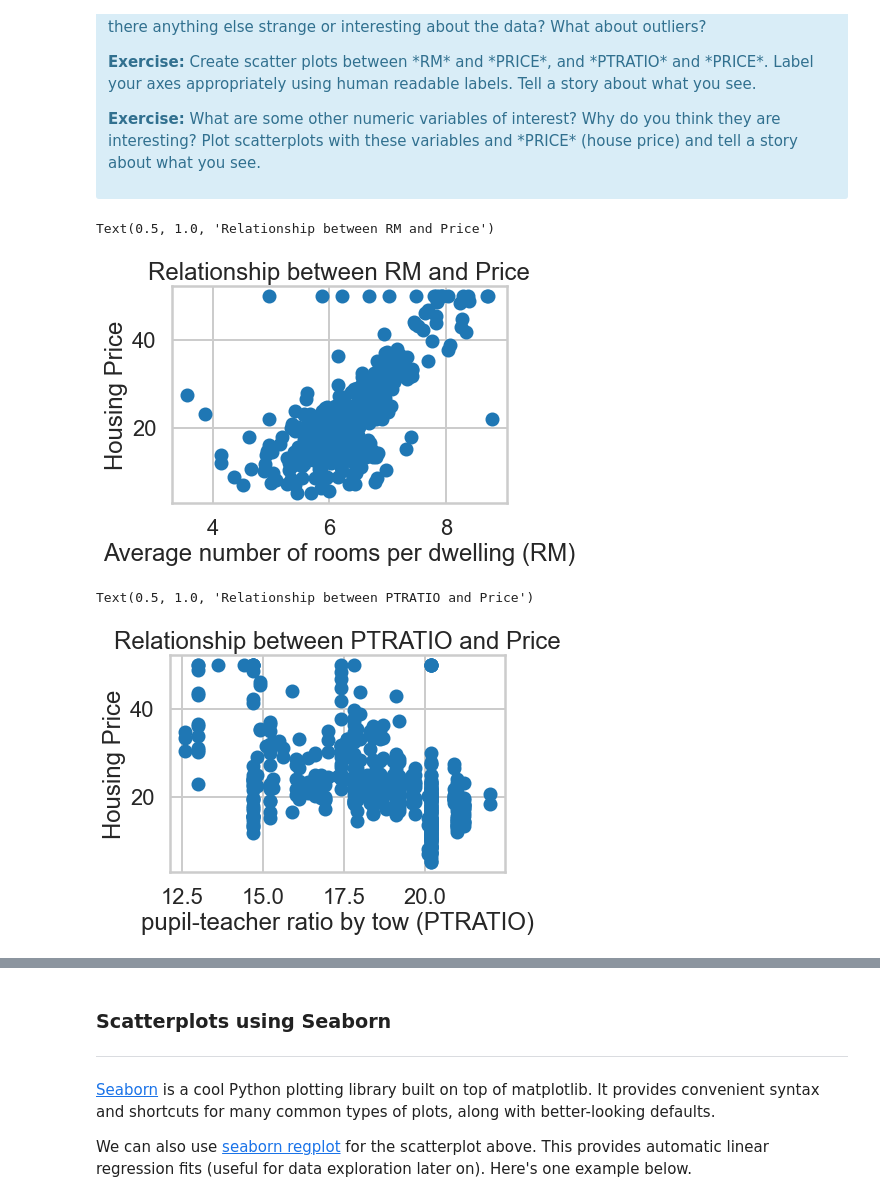
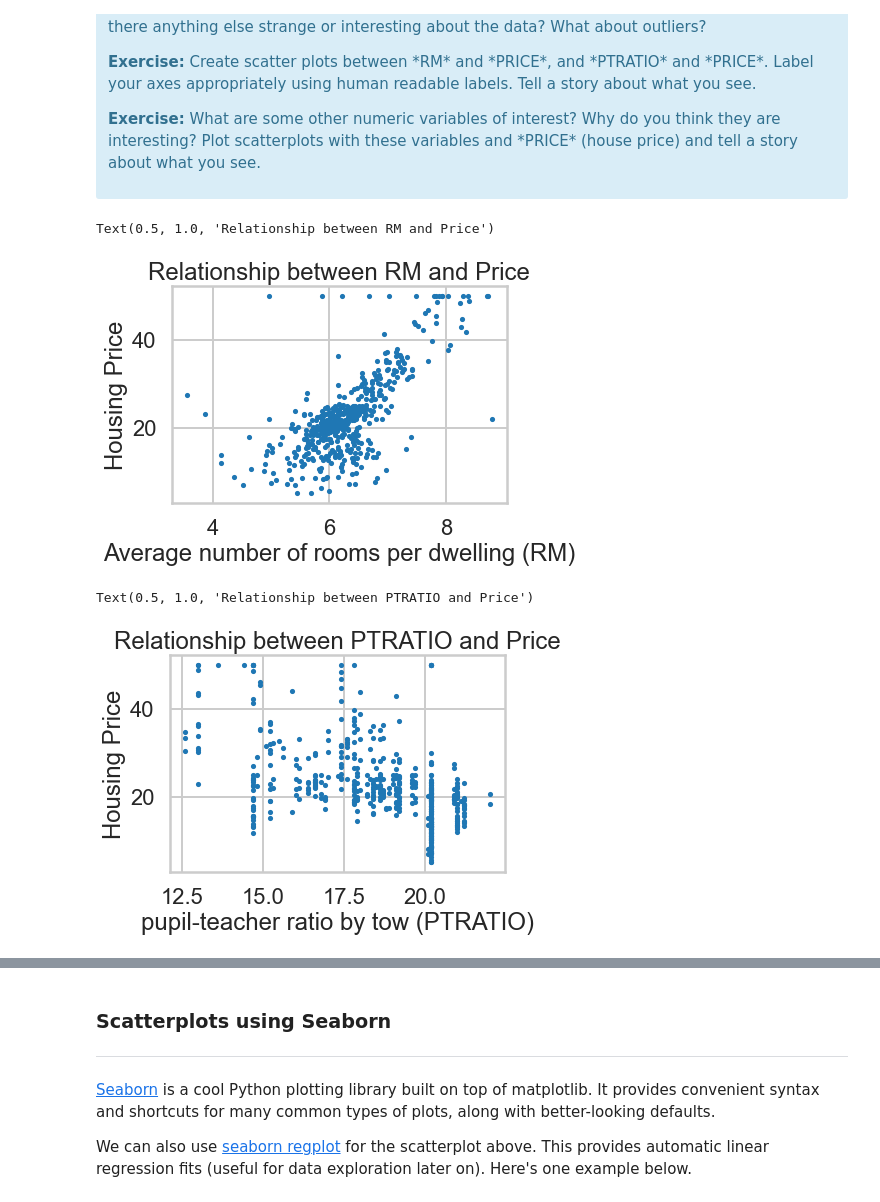
Before and after one commit to ZhanyangZhuSD/UCSD_ML, a Jupyter notebook: Mini_Project_Linear_Regression_ZZhu.ipynb, the cells around one changed output, grey strips where cells are left out. Drawn from its saved outputs; the diff is of its cells as text; code cells hidden in the pictures.

Commit message:
improved graphs - still in progress

```diff
--- a/Mini_Project_Linear_Regression_ZZhu.ipynb
+++ b/Mini_Project_Linear_Regression_ZZhu.ipynb
@@ -286,21 +286,21 @@ Text(0.5, 1.0, 'Relationship between CRIM and Price')
 # The price is general higer as the lower per capita crime rate (CRIM)
 # %%
 # your turn: scatter plot between *RM* and *PRICE*
-plt.scatter(bos.RM, bos.PRICE)
+plt.scatter(bos.RM, bos.PRICE, s=10)
 plt.xlabel("Average number of rooms per dwelling (RM)")
 plt.ylabel("Housing Price")
 plt.title("Relationship between RM and Price")
 # %% [output]
 Text(0.5, 1.0, 'Relationship between RM and Price')
-[figure, old version]
+[figure, new version]
 # %%
 # your turn: scatter plot between *PTRATIO* and *PRICE*
-plt.scatter(bos.PTRATIO, bos.PRICE)
+plt.scatter(bos.PTRATIO, bos.PRICE, s=10)
 plt.xlabel("pupil-teacher ratio by tow (PTRATIO)")
 plt.ylabel("Housing Price")
 plt.title("Relationship between PTRATIO and Price")
 # %% [output]
 Text(0.5, 1.0, 'Relationship between PTRATIO and Price')
-[figure, old version]
+[figure, new version]
 # %%
 # your turn: create some other scatter plots
```
Also changed, not shown: parts of 7 cells of this notebook.
